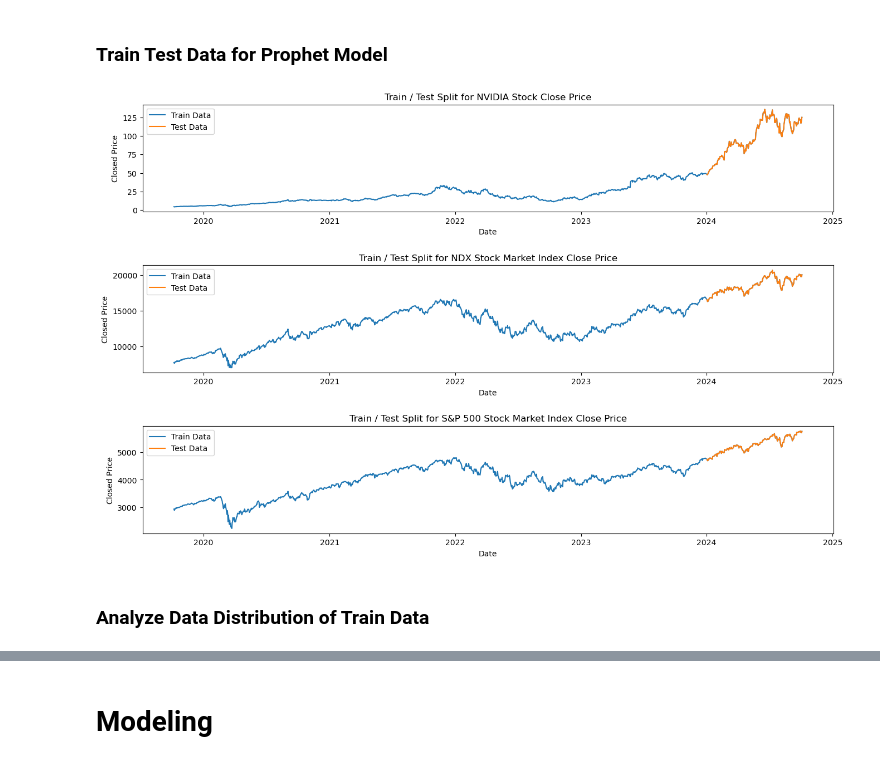
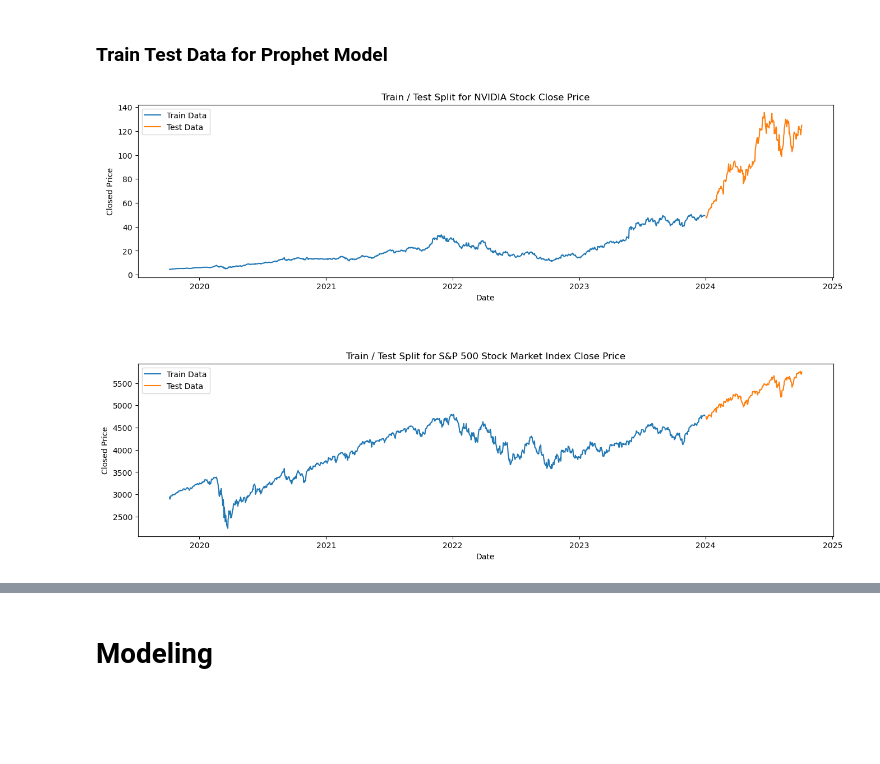
Before and after one commit to fadhilrezam/Time_Series_Forecasting_Stock_Market, a Jupyter notebook: main.ipynb, the cells around one changed output, grey strips where cells are left out. Cells and saved outputs as stored; diff of their text form; code cells hidden in the pictures; blank space fills up the shorter version.

```diff
--- a/main.ipynb
+++ b/main.ipynb
@@ -157,6 +146,9 @@ H0 failes to be rejected. The time series is not stationary (has a trend or patt
 * This result also help us to use certain models that can handle non statsionary data
 # %% [markdown]
 # Preprocessing
+# %%
+df = df[['date','close']].rename(columns = {'date':'ds','close':'y'})
+df_gspc = df_gspc[['date','close']].rename(columns = {'date':'ds','close':'y'})
 # %% [markdown]
 ## Prepare Train and Test
 * Since the values of the close and adj close columns do not differ significantly (there is almost no difference), I have decided to use the price close as the data for modeling.
@@ -166,8 +158,6 @@ H0 failes to be rejected. The time series is not stationary (has a trend or patt
 # %% [markdown]
 ### Train Test Data for Prophet Model
 # %%
-df = df[['date','close']]
-df_final = pd.merge(df,df_ndx[['date','close']],on = 'date', how = 'left').rename(columns = {'close_x':'y', 'close_y':'y_ndx'})
-df_final = pd.merge(df_final,df_gspc[['date','close']],on = 'date', how = 'left').rename(columns = {'close':'y_gspc','date':'ds'})
-df_train = df_final[df_final['ds'] <= '2024-12-31']
+df_final = pd.merge(df,df_gspc[['ds','y']],on = 'ds', how = 'left', suffixes = ('','_gspc'))
+df_train = df_final[df_final['ds'] <= '2023-12-31']
 df_test = df_final[df_final['ds'] >= '2024-01-01']
@@ -177,30 +193,20 @@ df_test.to_csv('data/processed/test.csv', index = False)
 # %%
 # plt.figure(figsize=(15,5))
-fig, ax = plt.subplots(3,1,figsize=(16,10))
+fig, ax = plt.subplots(2,1,figsize=(16,10))
 fig.subplots_adjust(hspace=.5)
 ax[0].plot(df_train['ds'],df_train['y'], label = "Train Data")
 ax[0].plot(df_test['ds'],df_test['y'], label = "Test Data")
 ax[0].legend()
 ax[0].set_title('Train / Test Split for NVIDIA Stock Close Price')
 ax[0].set_xlabel('Date')
 ax[0].set_ylabel('Closed Price')
 
-ax[1].plot(df_train['ds'],df_train['y_ndx'], label = "Train Data")
-ax[1].plot(df_test['ds'],df_test['y_ndx'], label = "Test Data")
+ax[1].plot(df_train['ds'],df_train['y_gspc'], label = "Train Data")
+ax[1].plot(df_test['ds'],df_test['y_gspc'], label = "Test Data")
 ax[1].legend()
-ax[1].set_title('Train / Test Split for NDX Stock Market Index Close Price')
+ax[1].set_title('Train / Test Split for S&P 500 Stock Market Index Close Price')
 ax[1].set_xlabel('Date')
 ax[1].set_ylabel('Closed Price')
-
-ax[2].plot(df_train['ds'],df_train['y_gspc'], label = "Train Data")
-ax[2].plot(df_test['ds'],df_test['y_gspc'], label = "Test Data")
-ax[2].legend()
-ax[2].set_title('Train / Test Split for S&P 500 Stock Market Index Close Price')
-ax[2].set_xlabel('Date')
-ax[2].set_ylabel('Closed Price')
-
 fig.show()
 # %% [output]
-[figure, old version]
+[figure, new version]
-# %% [markdown]
-### Analyze Data Distribution of Train Data
```
Also changed, not shown: parts of 35 cells of this notebook, 6 other files.
